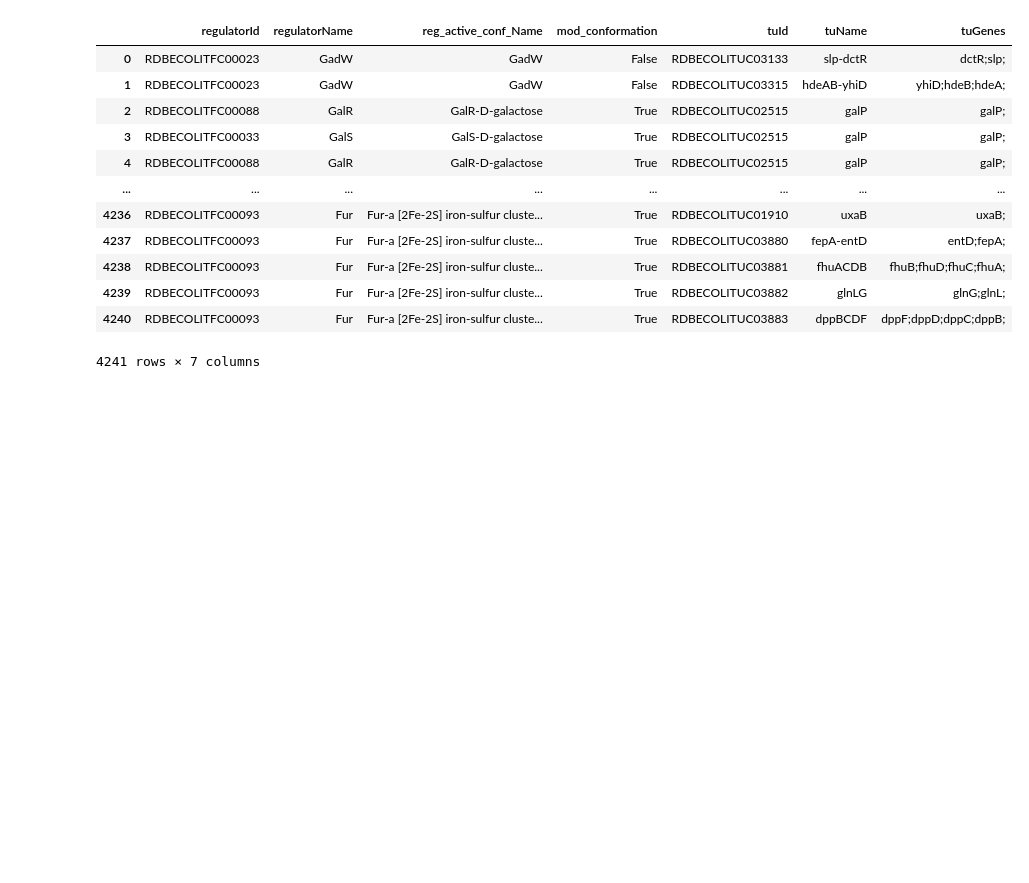
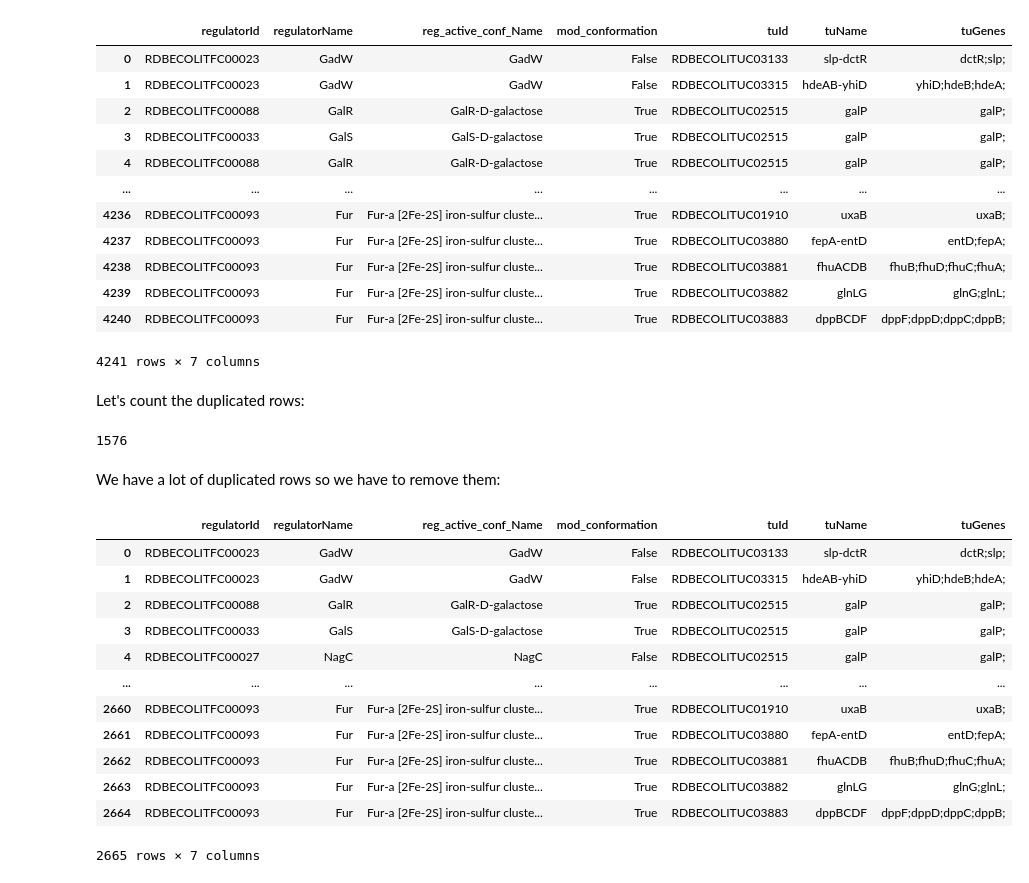
Before and after one commit to gabriele-gambero/Advanced-Genomics-project, a Jupyter notebook: Script on jupyter.ipynb, the cells around one changed output. Saved outputs shown, nothing was run; the diff lists cells and outputs as text; code cells hidden in the pictures; blank space fills up the shorter version.

```diff
--- a/Script on jupyter.ipynb
+++ b/Script on jupyter.ipynb
@@ -258,3 +260,30 @@ useful_set
 | 4239 | RDBECOLITFC00093 | Fur | Fur-a [2Fe-2S] iron-sulfur cluste... | True | RDBECOLITUC03882 | glnLG | glnG;glnL; |
 | 4240 | RDBECOLITFC00093 | Fur | Fur-a [2Fe-2S] iron-sulfur cluste... | True | RDBECOLITUC03883 | dppBCDF | dppF;dppD;dppC;dppB; |
 4241 rows × 7 columns
+# %% [markdown]
+Let's count the duplicated rows:
+# %%
+duplicates_count = useful_set.duplicated().sum()
+print(duplicates_count)
+# %% [output]
+1576
+# %% [markdown]
+We have a lot of duplicated rows so we have to remove them:
+# %%
+no_dupl_set = useful_set.drop_duplicates()
+no_dupl_set.reset_index(drop = True, inplace = True) # resettin the indeces
+no_dupl_set
+# %% [output]
+|  | regulatorId | regulatorName | reg_active_conf_Name | mod_conformation | tuId | tuName | tuGenes |
+| 0 | RDBECOLITFC00023 | GadW | GadW | False | RDBECOLITUC03133 | slp-dctR | dctR;slp; |
+| 1 | RDBECOLITFC00023 | GadW | GadW | False | RDBECOLITUC03315 | hdeAB-yhiD | yhiD;hdeB;hdeA; |
+| 2 | RDBECOLITFC00088 | GalR | GalR-D-galactose | True | RDBECOLITUC02515 | galP | galP; |
+| 3 | RDBECOLITFC00033 | GalS | GalS-D-galactose | True | RDBECOLITUC02515 | galP | galP; |
+| 4 | RDBECOLITFC00027 | NagC | NagC | False | RDBECOLITUC02515 | galP | galP; |
+| ... | ... | ... | ... | ... | ... | ... | ... |
+| 2660 | RDBECOLITFC00093 | Fur | Fur-a [2Fe-2S] iron-sulfur cluste... | True | RDBECOLITUC01910 | uxaB | uxaB; |
+| 2661 | RDBECOLITFC00093 | Fur | Fur-a [2Fe-2S] iron-sulfur cluste... | True | RDBECOLITUC03880 | fepA-entD | entD;fepA; |
+| 2662 | RDBECOLITFC00093 | Fur | Fur-a [2Fe-2S] iron-sulfur cluste... | True | RDBECOLITUC03881 | fhuACDB | fhuB;fhuD;fhuC;fhuA; |
+| 2663 | RDBECOLITFC00093 | Fur | Fur-a [2Fe-2S] iron-sulfur cluste... | True | RDBECOLITUC03882 | glnLG | glnG;glnL; |
+| 2664 | RDBECOLITFC00093 | Fur | Fur-a [2Fe-2S] iron-sulfur cluste... | True | RDBECOLITUC03883 | dppBCDF | dppF;dppD;dppC;dppB; |
+2665 rows × 7 columns
```
Also changed, not shown: parts of 8 cells of this notebook.
